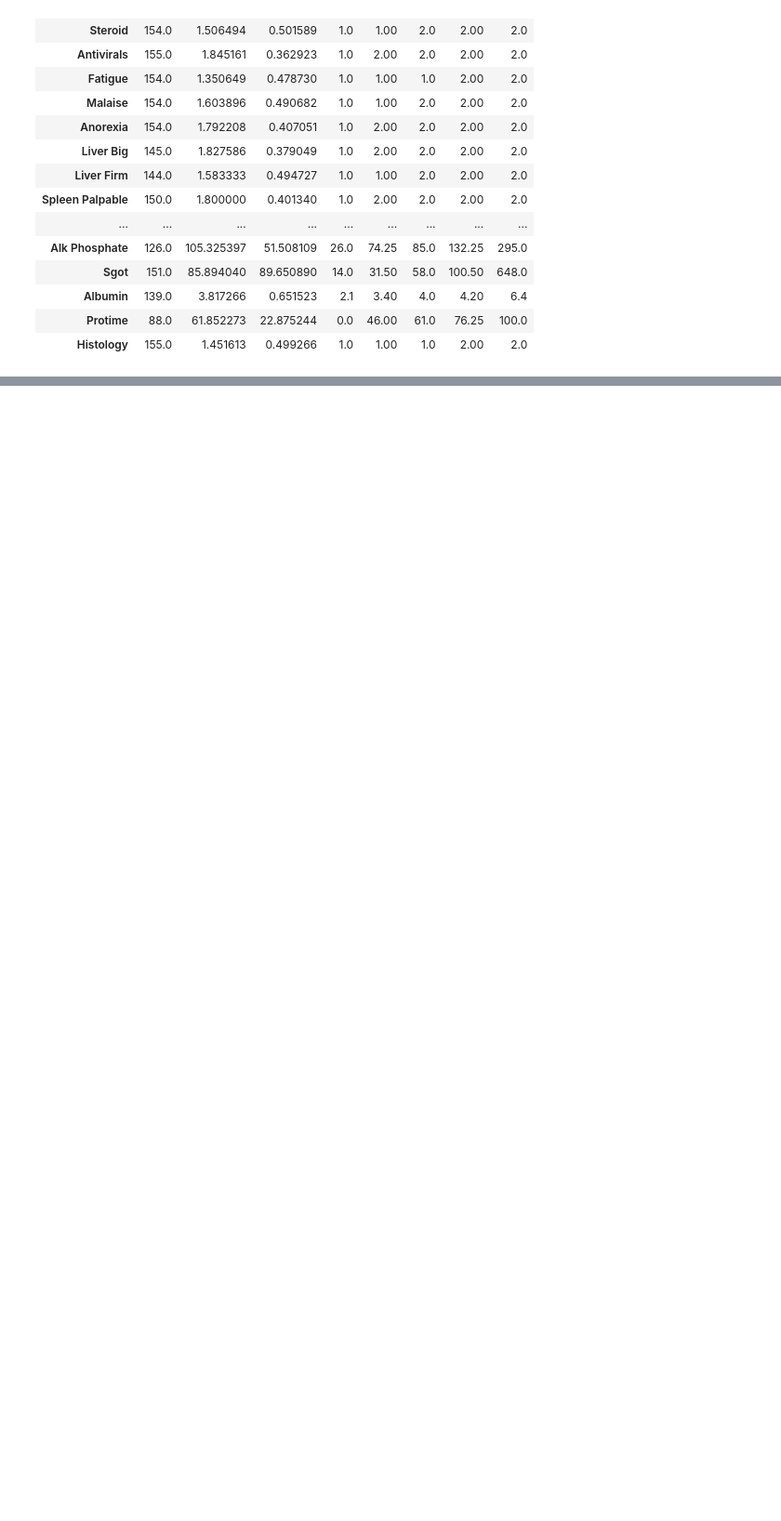
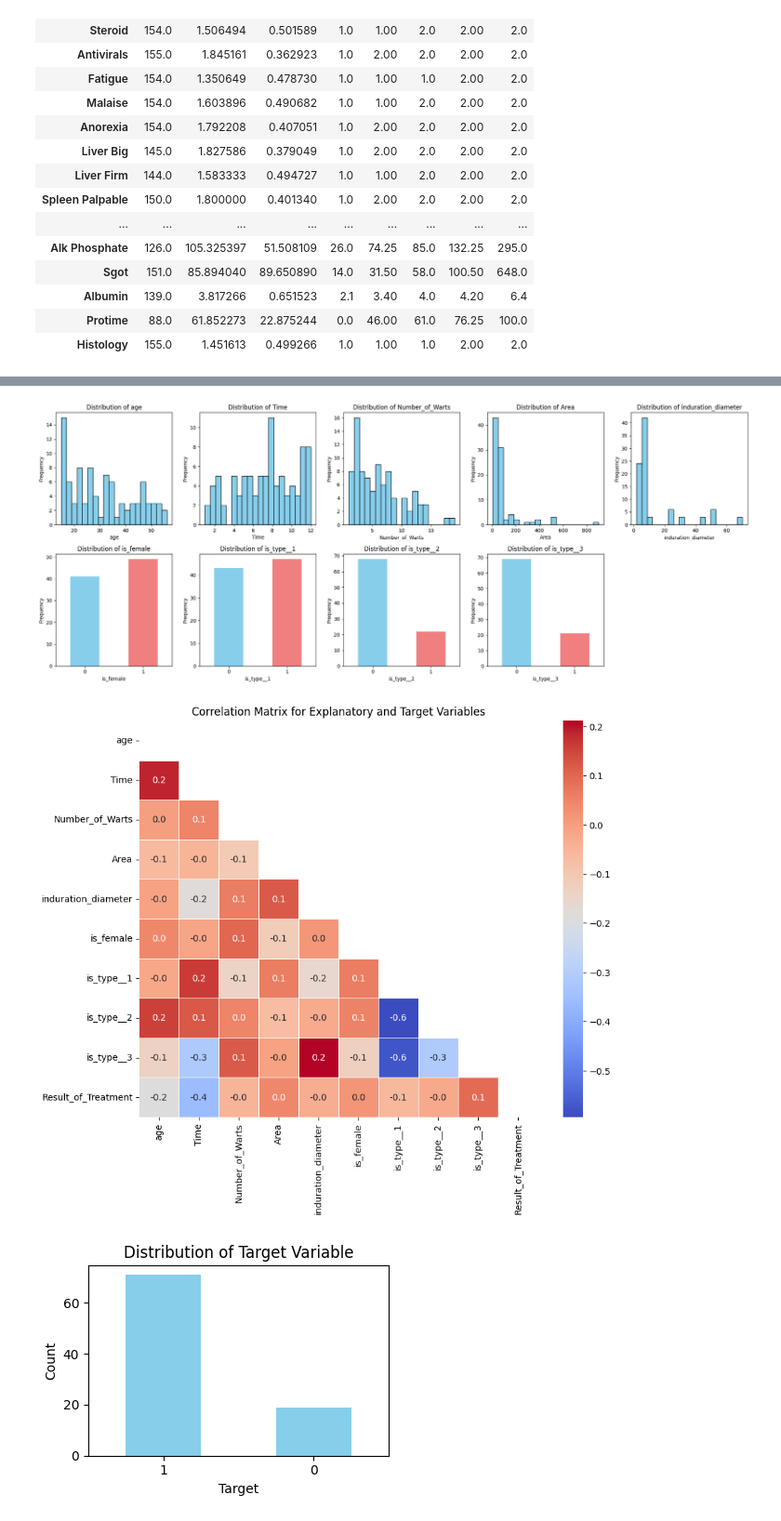
Before and after one commit to mrcljns/Reproducible-Research-Project, a Jupyter notebook: EDA_WIP.ipynb, the cells around one changed output, grey strips where cells are left out. Shown at 93% size. Saved outputs shown, nothing was run; the diff lists cells and outputs as text; code cells hidden in the pictures; blank space fills up the shorter version.

```diff
--- a/EDA_WIP.ipynb
+++ b/EDA_WIP.ipynb
@@ -203,0 +576,27 @@ hepatitis_y_missing_dropped = hepatitis_y_missing_dropped[hepatitis_X.apply(is_c
+# %%
+# Apply binary mapping to 'sex' column
+immunotherapy_X['is_female'] = immunotherapy_X['sex'] - 1
+# Drop the original column
+immunotherapy_X.drop(columns=['sex'], inplace=True)
+
+# Create one-hot encoding for the nominal 'Type' column
+one_hot_encoded_immunotherapy_Type = pd.get_dummies(immunotherapy_X['Type'], prefix='is_type_')
+
+# Concatenate the one-hot encoded DataFrame with the original DataFrame
+immunotherapy_X = pd.concat([immunotherapy_X, one_hot_encoded_immunotherapy_Type], axis=1)
+
+# Drop the original nominal 'Type' column
+immunotherapy_X.drop(columns=['Type'], inplace=True)
+# %%
+# Plot the distribution of each explanatory variable (X)
+plot_variable_distribution(immunotherapy_X)
+
+# Plot the correlation matrix for explanatory variables (X) and the target variable (y)
+plot_correlation_matrix(immunotherapy_X, immunotherapy_y)
+
+# Plot the distribution of the target variable (y)
+plot_target_variable_distribution(immunotherapy_y)
+# %% [output]
+[figure, added]
+[figure, added]
+[figure, added]
```
Also changed, not shown: parts of 32 cells of this notebook.
